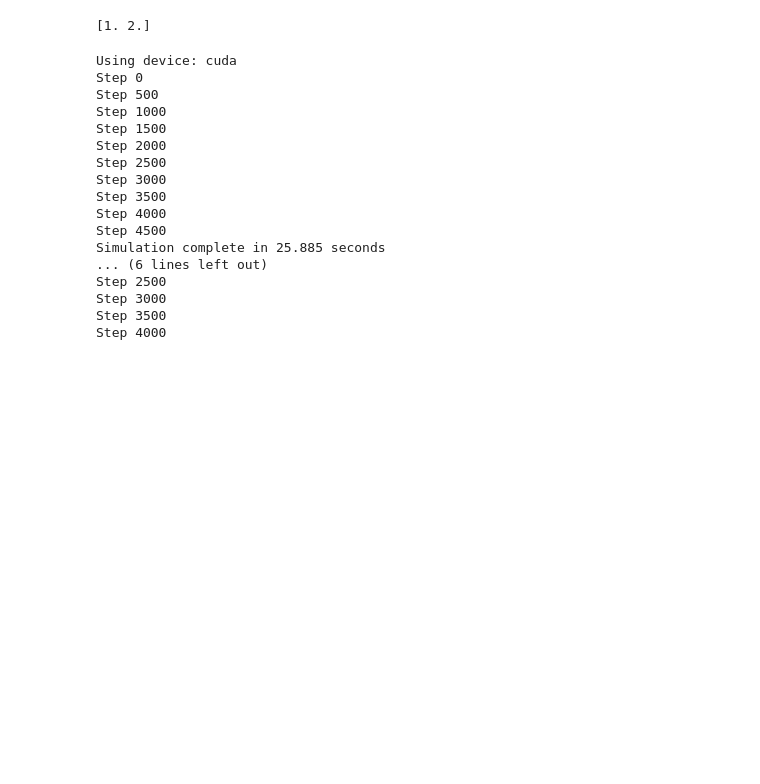
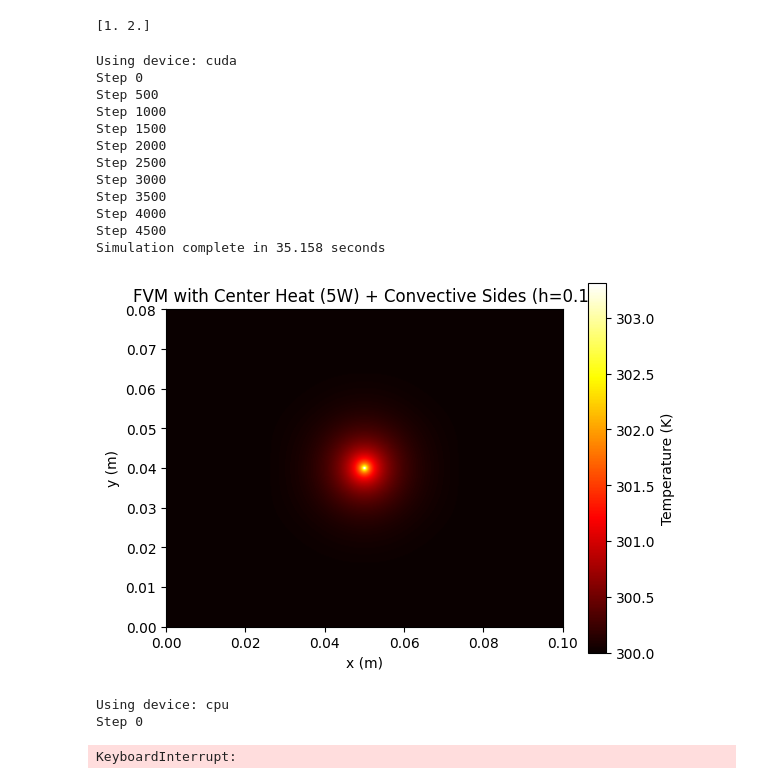
Before and after one commit to subnat1/ml, a Jupyter notebook: cfd/fvm_cpu_gpu.ipynb, the cells around one changed output. Saved outputs shown, nothing was run; the diff lists cells and outputs as text; code cells hidden in the pictures; blank space fills up the shorter version.

```diff
--- a/cfd/fvm_cpu_gpu.ipynb
+++ b/cfd/fvm_cpu_gpu.ipynb
@@ -78,39 +78,45 @@ def do_stuff(dev = "cuda"):
         # Top boundary (y=ny-1)
         T[1:-1,-1,:] = (
             T_old[2:,-1,:] + T_old[:-2,-1,:] + T_old[1:-1,-2,:] + T_old[1:-1,-1,:]*2 +
             alpha * Q[1:-1,-1,:] + conv_coeff * T_inf
         ) / (5 + conv_coeff)
 
         # Print the step no.
         if step % 500 == 0:
             print(f"Step {step}")
 
     # End timer
     end_time = time.time()
     print(f"Simulation complete in {end_time - start_time:.3f} seconds")
 
-    return T
+    # Plot
+    T_cpu = T[:,:,0].detach().cpu().numpy()
+    plt.imshow(T_cpu.T, origin='lower', cmap='hot', extent=[0,Lx,0,Ly])
+    plt.colorbar(label="Temperature (K)")
+    plt.title("FVM with Center Heat (5W) + Convective Sides (h=0.1)")
+    plt.xlabel("x (m)")
+    plt.ylabel("y (m)")
+    plt.show()
 
 # Run on GPU
-T = do_stuff("cuda")
+do_stuff("cuda")
 
 # Run on CPU
-T = do_stuff("cpu")
+do_stuff("cpu")
 # %% [output]
 Using device: cuda
 Step 0
 Step 500
 Step 1000
 Step 1500
 Step 2000
 Step 2500
 Step 3000
 Step 3500
 Step 4000
 Step 4500
-Simulation complete in 25.885 seconds
-... (6 lines left out)
-Step 2500
-Step 3000
-Step 3500
-Step 4000
+Simulation complete in 35.158 seconds
+[figure, added]
+Using device: cpu
+Step 0
+KeyboardInterrupt:
```
Also changed, not shown: parts of 1 cell of this notebook, 1 other file.
